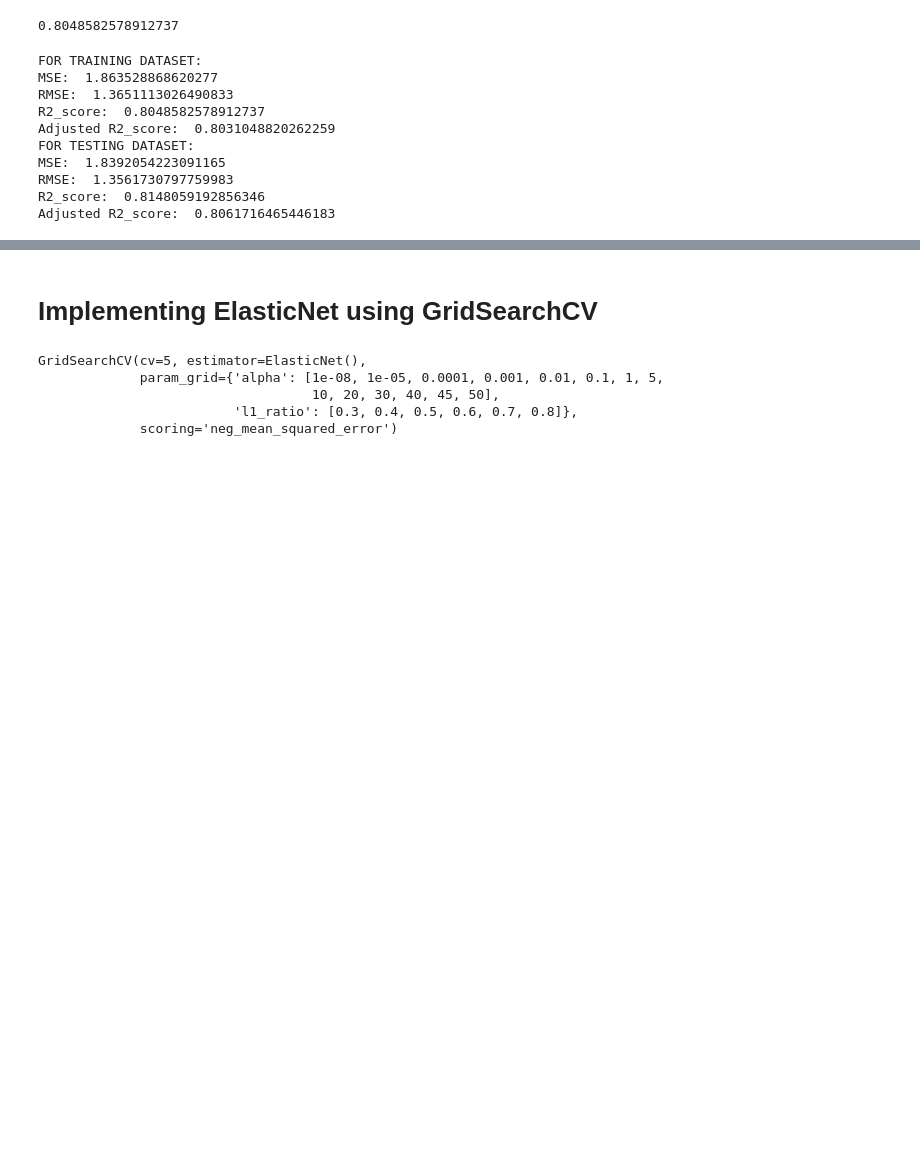
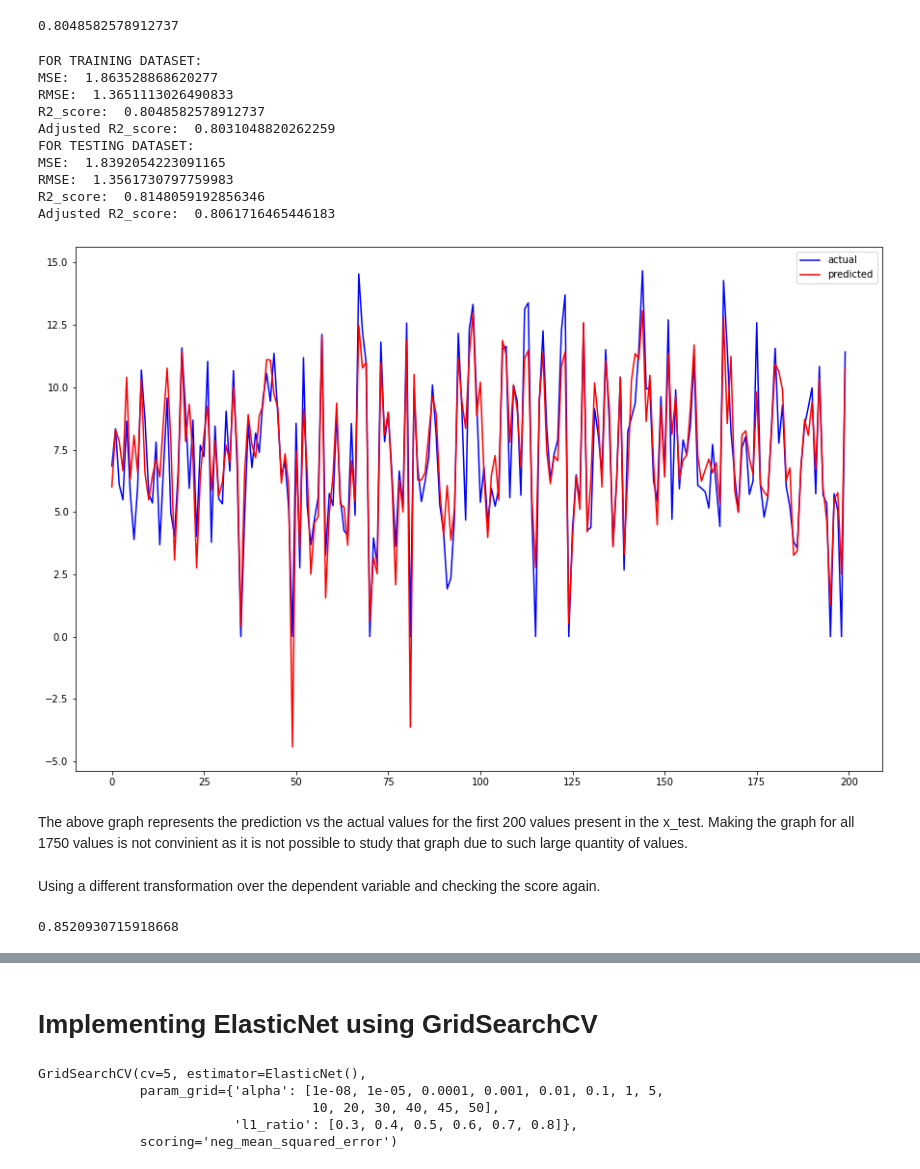
Before and after one commit to jatinsharma16/Capstone-Project-Linear-Regression, a Jupyter notebook: Bike_Sharing_Demand_Prediction_Capstone_Project.ipynb, the cells around one changed output, grey strips where cells are left out. Saved outputs shown, nothing was run; the diff lists cells and outputs as text; code cells hidden in the pictures; blank space fills up the shorter version.

```diff
--- a/Bike_Sharing_Demand_Prediction_Capstone_Project.ipynb
+++ b/Bike_Sharing_Demand_Prediction_Capstone_Project.ipynb
@@ -436,7 +462,8 @@ df_copy = pd.DataFrame(df)
 # dividing the data into the independent and dependent variables
 
 X = df.drop('Rented Bike Count', axis=1)
-Y = df['Rented Bike Count']**(1/3)
+Y_cbrt = df['Rented Bike Count']**(1/3)
+Y_log = np.log1p(df['Rented Bike Count'])
 # %%
 #@title Robust scaler
 # Scaling the data
@@ -459,7 +486,7 @@ standard_x = pd.DataFrame(standard_x, columns = X.columns)
 # splitting the data into test and train
 from sklearn.model_selection import train_test_split
 
-x_train, x_test, y_train, y_test = train_test_split(standard_x, Y, test_size = 0.20, random_state = 0)
+x_train, x_test, y_train, y_test = train_test_split(standard_x, Y_cbrt, test_size = 0.20, random_state = 0)
 # %%
 #@title Linear Regression
 # Importing the Linear Regression model
@@ -521,3 +550,26 @@ MSE:  1.8392054223091165
 RMSE:  1.3561730797759983
 R2_score:  0.8148059192856346
 Adjusted R2_score:  0.8061716465446183
+# %%
+#@title Plotting first 200 predictions
+plt.figure(figsize = (15,10))
+plt.plot(np.array(y_test)[:200], color='b', label = 'actual')
+plt.plot(y_pred_test[:200], color='r', label = 'predicted')
+plt.legend()
+plt.show()
+# %% [output]
+[figure, added]
+# %% [markdown]
+The above graph represents the prediction vs the actual values for the first 200 values present in the x_test. Making the graph for all 1750 values is not convinient as it is not possible to study that graph due to such large quantity of values.
+# %% [markdown]
+Using a different transformation over the dependent variable and checking the score again.
+# %%
+#@title Using the log transformation for the dependent column and checking the score.
+
+x_train, x_test, y_train, y_test = train_test_split(standard_x, Y_log, test_size = 0.20, random_state = 0)
+
+lr = LinearRegression()
+lr.fit(x_train, y_train)
+lr.score(x_train, y_train)
+# %% [output]
+0.8520930715918668
```
Also changed, not shown: parts of 49 cells of this notebook.
